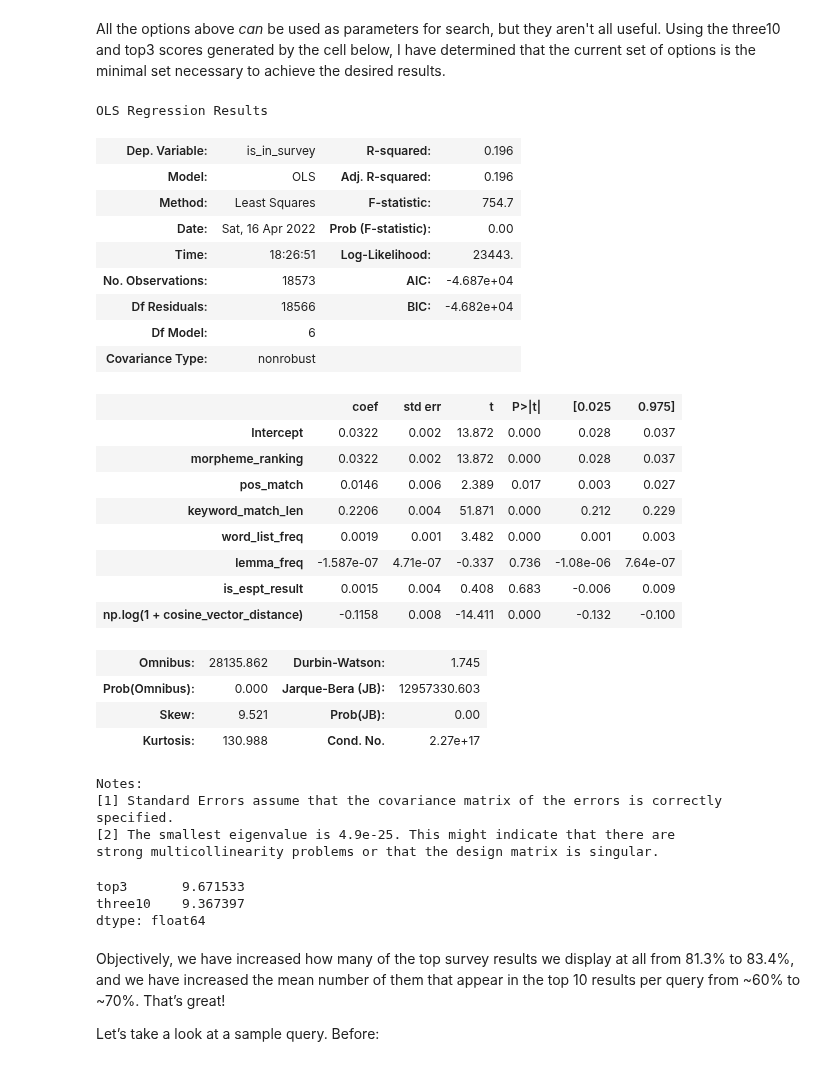
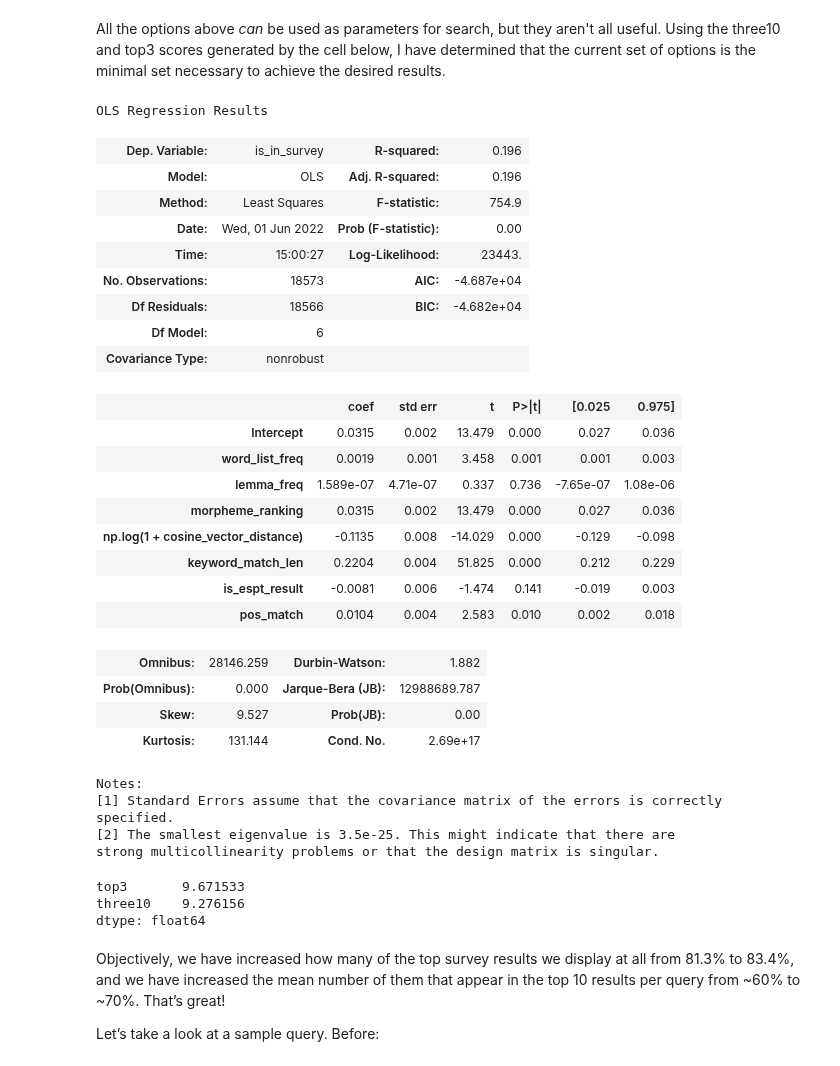
Before and after one commit to UAlbertaALTLab/morphodict, a Jupyter notebook: src/CreeDictionary/search_quality/weighting.ipynb, the cells around one changed output. Saved outputs shown, nothing was run; the diff lists cells and outputs as text; code cells hidden in the pictures.

```diff
--- a/src/CreeDictionary/search_quality/weighting.ipynb
+++ b/src/CreeDictionary/search_quality/weighting.ipynb
@@ -154,51 +154,51 @@ All the options above *can* be used as parameters for search, but they aren't al
 # %%
 df = prep_results_for_regression(data)
 results = smf.ols(
     """
     is_in_survey ~
-        morpheme_ranking
+        word_list_freq
+        + lemma_freq
+        + morpheme_ranking
+        + np.log(1 + cosine_vector_distance)
+        + keyword_match_len
+        + is_espt_result
         + pos_match
-        + keyword_match_len
-        + word_list_freq
-        + lemma_freq
-        + is_espt_result
-        + np.log(1 + cosine_vector_distance)
     """,
     data=df,
 ).fit()
 display(results.summary())
 sorted_results = weighting_nb_code.rank_by_predictor(df, results)
 weighting_nb_code.top3_and_310_stats_summary(sorted_results, rank_column="result_rank")
 # %% [output]
 OLS Regression Results
 | Dep. Variable: | is_in_survey | R-squared: | 0.196 |
 | Model: | OLS | Adj. R-squared: | 0.196 |
-| Method: | Least Squares | F-statistic: | 754.7 |
-| Date: | Sat, 16 Apr 2022 | Prob (F-statistic): | 0.00 |
-| Time: | 18:26:51 | Log-Likelihood: | 23443. |
+| Method: | Least Squares | F-statistic: | 754.9 |
+| Date: | Wed, 01 Jun 2022 | Prob (F-statistic): | 0.00 |
+| Time: | 15:00:27 | Log-Likelihood: | 23443. |
 | No. Observations: | 18573 | AIC: | -4.687e+04 |
 | Df Residuals: | 18566 | BIC: | -4.682e+04 |
 | Df Model: | 6 |  |  |
 | Covariance Type: | nonrobust |  |  |
 |  | coef | std err | t | P>|t| | [0.025 | 0.975] |
-| Intercept | 0.0322 | 0.002 | 13.872 | 0.000 | 0.028 | 0.037 |
-| morpheme_ranking | 0.0322 | 0.002 | 13.872 | 0.000 | 0.028 | 0.037 |
-| pos_match | 0.0146 | 0.006 | 2.389 | 0.017 | 0.003 | 0.027 |
-| keyword_match_len | 0.2206 | 0.004 | 51.871 | 0.000 | 0.212 | 0.229 |
-| word_list_freq | 0.0019 | 0.001 | 3.482 | 0.000 | 0.001 | 0.003 |
-| lemma_freq | -1.587e-07 | 4.71e-07 | -0.337 | 0.736 | -1.08e-06 | 7.64e-07 |
-| is_espt_result | 0.0015 | 0.004 | 0.408 | 0.683 | -0.006 | 0.009 |
-| np.log(1 + cosine_vector_distance) | -0.1158 | 0.008 | -14.411 | 0.000 | -0.132 | -0.100 |
+| Intercept | 0.0315 | 0.002 | 13.479 | 0.000 | 0.027 | 0.036 |
+| word_list_freq | 0.0019 | 0.001 | 3.458 | 0.001 | 0.001 | 0.003 |
+| lemma_freq | 1.589e-07 | 4.71e-07 | 0.337 | 0.736 | -7.65e-07 | 1.08e-06 |
+| morpheme_ranking | 0.0315 | 0.002 | 13.479 | 0.000 | 0.027 | 0.036 |
+| np.log(1 + cosine_vector_distance) | -0.1135 | 0.008 | -14.029 | 0.000 | -0.129 | -0.098 |
+| keyword_match_len | 0.2204 | 0.004 | 51.825 | 0.000 | 0.212 | 0.229 |
+| is_espt_result | -0.0081 | 0.006 | -1.474 | 0.141 | -0.019 | 0.003 |
+| pos_match | 0.0104 | 0.004 | 2.583 | 0.010 | 0.002 | 0.018 |
-| Omnibus: | 28135.862 | Durbin-Watson: | 1.745 |
-| Prob(Omnibus): | 0.000 | Jarque-Bera (JB): | 12957330.603 |
-| Skew: | 9.521 | Prob(JB): | 0.00 |
-| Kurtosis: | 130.988 | Cond. No. | 2.27e+17 |
+| Omnibus: | 28146.259 | Durbin-Watson: | 1.882 |
+| Prob(Omnibus): | 0.000 | Jarque-Bera (JB): | 12988689.787 |
+| Skew: | 9.527 | Prob(JB): | 0.00 |
+| Kurtosis: | 131.144 | Cond. No. | 2.69e+17 |
 Notes:
 [1] Standard Errors assume that the covariance matrix of the errors is correctly specified.
-[2] The smallest eigenvalue is 4.9e-25. This might indicate that there are
+[2] The smallest eigenvalue is 3.5e-25. This might indicate that there are
 strong multicollinearity problems or that the design matrix is singular.
 top3       9.671533
-three10    9.367397
+three10    9.276156
 dtype: float64
 # %% [markdown]
 Objectively, we have increased how many of the top survey results we display at all from 81.3% to 83.4%, and we have increased the mean number of them that appear in the top 10 results per query from ~60% to ~70%. That’s great!
```
Also changed, not shown: parts of 12 cells of this notebook, 6 other files.
